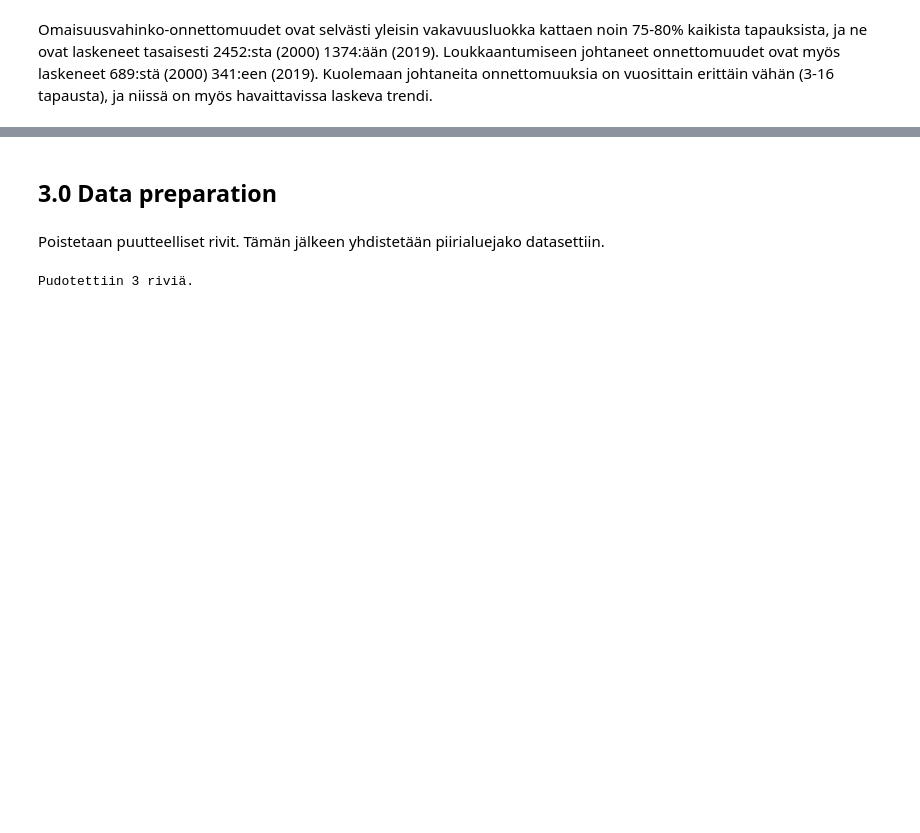
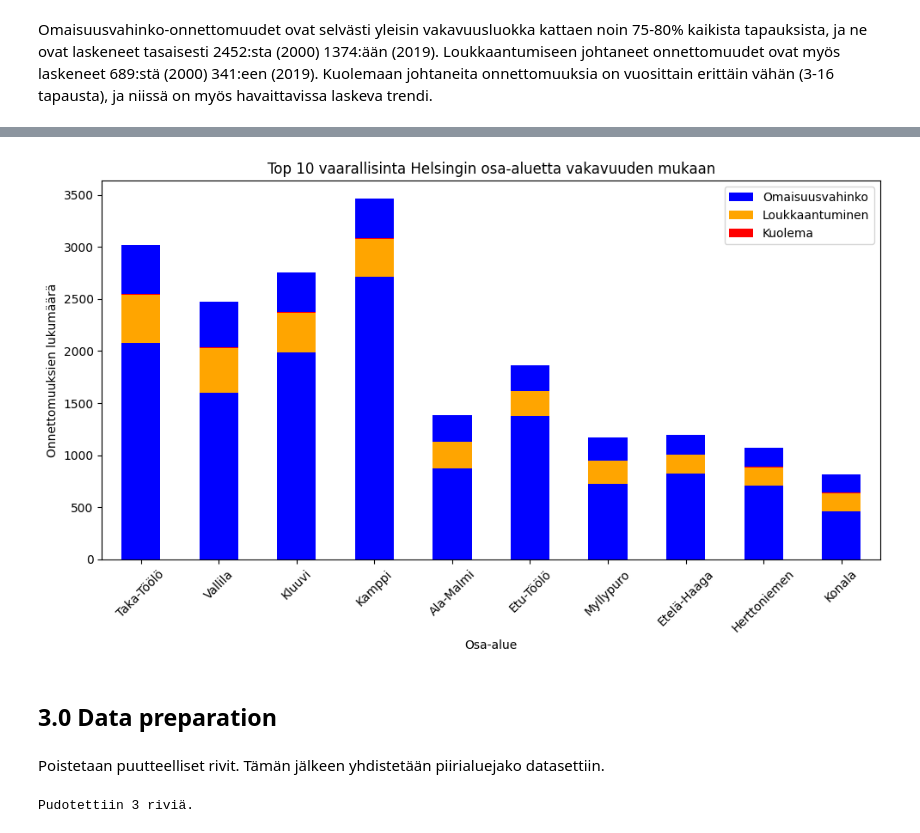
Before and after one commit to TonyKarlin/OhTu_ML_Project, a Jupyter notebook: Liikenneonnettomuudet.ipynb, the cells around one changed output, grey strips where cells are left out. Saved outputs shown, nothing was run; the diff lists cells and outputs as text; code cells hidden in the pictures; blank space fills up the shorter version.

```diff
--- a/Liikenneonnettomuudet.ipynb
+++ b/Liikenneonnettomuudet.ipynb
@@ -114,3 +134,7 @@ ja niissä on myös havaittavissa laskeva trendi.
+# %%
+plot_accidents_by_place(project_df)
+# %% [output]
+[figure, added]
 # %% [markdown]
 ## 3.0 Data preparation
 # %% [markdown]
```
Also changed, not shown: parts of 5 cells of this notebook, 1 other file.
